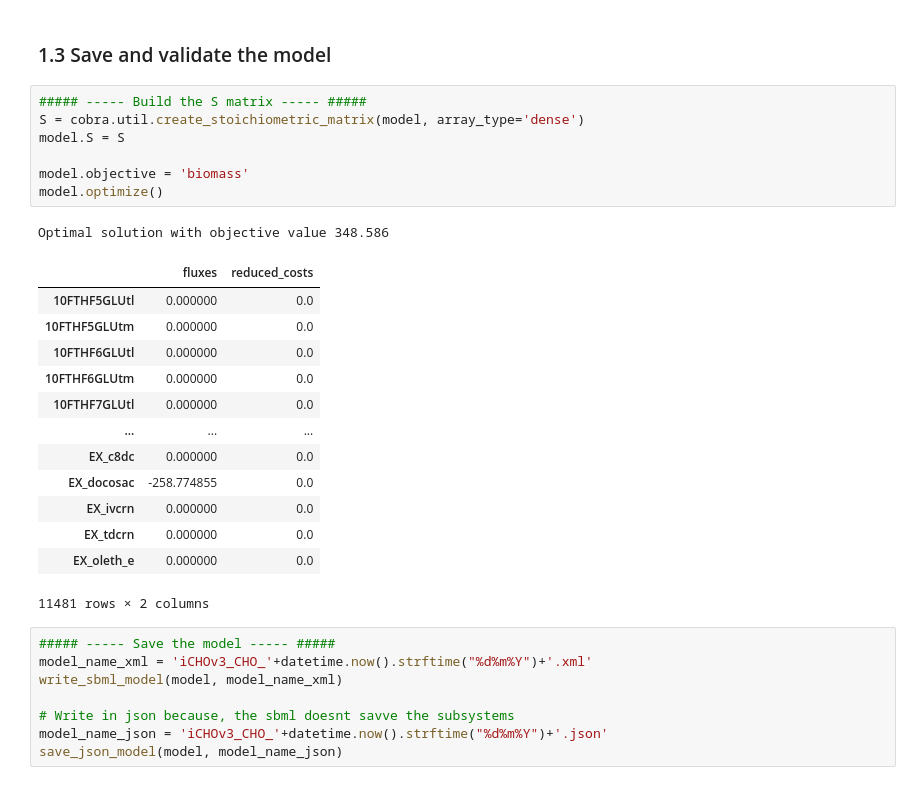
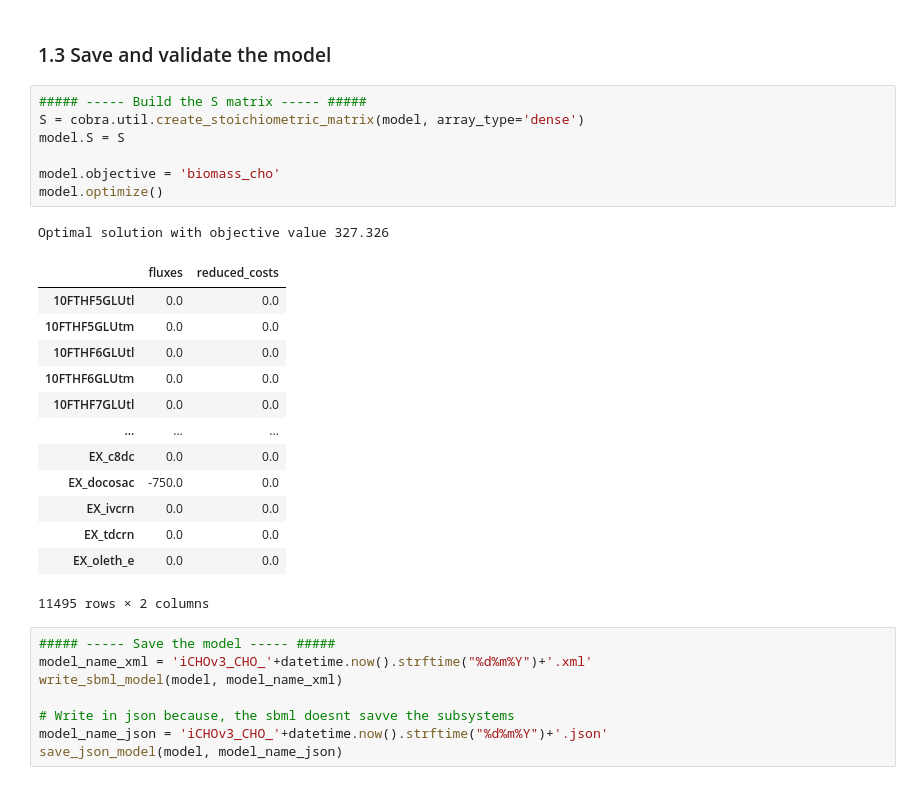
Before and after one commit to LewisLabUCSD/iCHO3K, a Jupyter notebook: Notebooks/Final CHO Model.ipynb, the cells around one changed output. Drawn from its saved outputs; the diff is of its cells as text.

```diff
--- a/Notebooks/Final CHO Model.ipynb
+++ b/Notebooks/Final CHO Model.ipynb
@@ -270,25 +270,25 @@ for met in model.metabolites:
 # %%
 ##### ----- Build the S matrix ----- #####
 S = cobra.util.create_stoichiometric_matrix(model, array_type='dense')
 model.S = S
 
-model.objective = 'biomass'
+model.objective = 'biomass_cho'
 model.optimize()
 # %% [output]
-Optimal solution with objective value 348.586
+Optimal solution with objective value 327.326
 |  | fluxes | reduced_costs |
-| 10FTHF5GLUtl | 0.000000 | 0.0 |
-| 10FTHF5GLUtm | 0.000000 | 0.0 |
-| 10FTHF6GLUtl | 0.000000 | 0.0 |
-| 10FTHF6GLUtm | 0.000000 | 0.0 |
-| 10FTHF7GLUtl | 0.000000 | 0.0 |
+| 10FTHF5GLUtl | 0.0 | 0.0 |
+| 10FTHF5GLUtm | 0.0 | 0.0 |
+| 10FTHF6GLUtl | 0.0 | 0.0 |
+| 10FTHF6GLUtm | 0.0 | 0.0 |
+| 10FTHF7GLUtl | 0.0 | 0.0 |
 | ... | ... | ... |
-| EX_c8dc | 0.000000 | 0.0 |
-| EX_docosac | -258.774855 | 0.0 |
-| EX_ivcrn | 0.000000 | 0.0 |
-| EX_tdcrn | 0.000000 | 0.0 |
-| EX_oleth_e | 0.000000 | 0.0 |
+| EX_c8dc | 0.0 | 0.0 |
+| EX_docosac | -750.0 | 0.0 |
+| EX_ivcrn | 0.0 | 0.0 |
+| EX_tdcrn | 0.0 | 0.0 |
+| EX_oleth_e | 0.0 | 0.0 |
-11481 rows × 2 columns
+11495 rows × 2 columns
 # %%
 ##### ----- Save the model ----- #####
 model_name_xml = 'iCHOv3_CHO_'+datetime.now().strftime("%d%m%Y")+'.xml'
```
Also changed, not shown: parts of 5 cells of this notebook, 7 other files.
